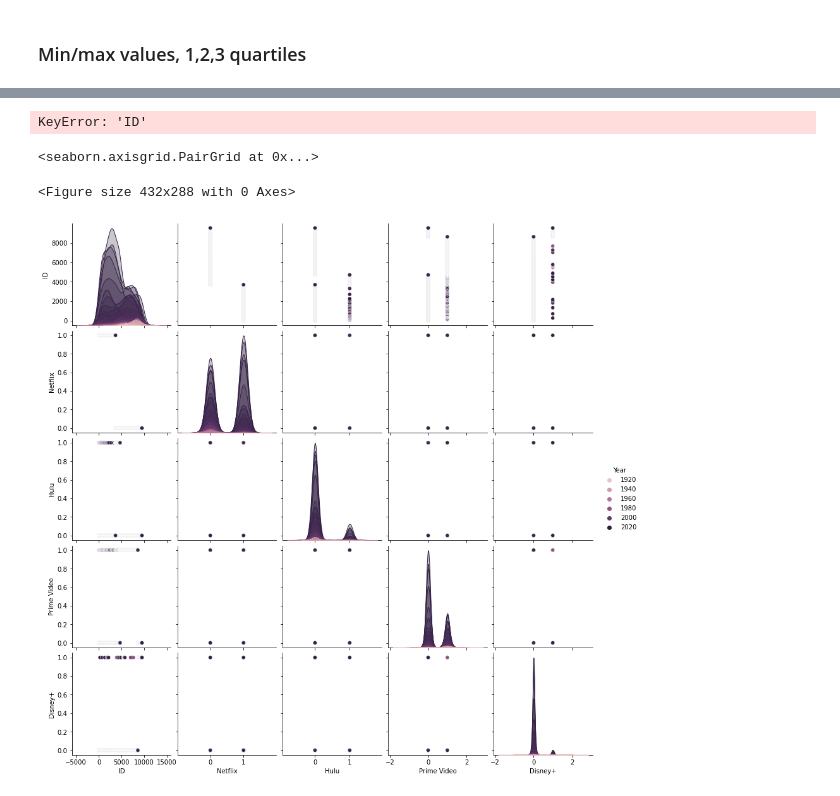
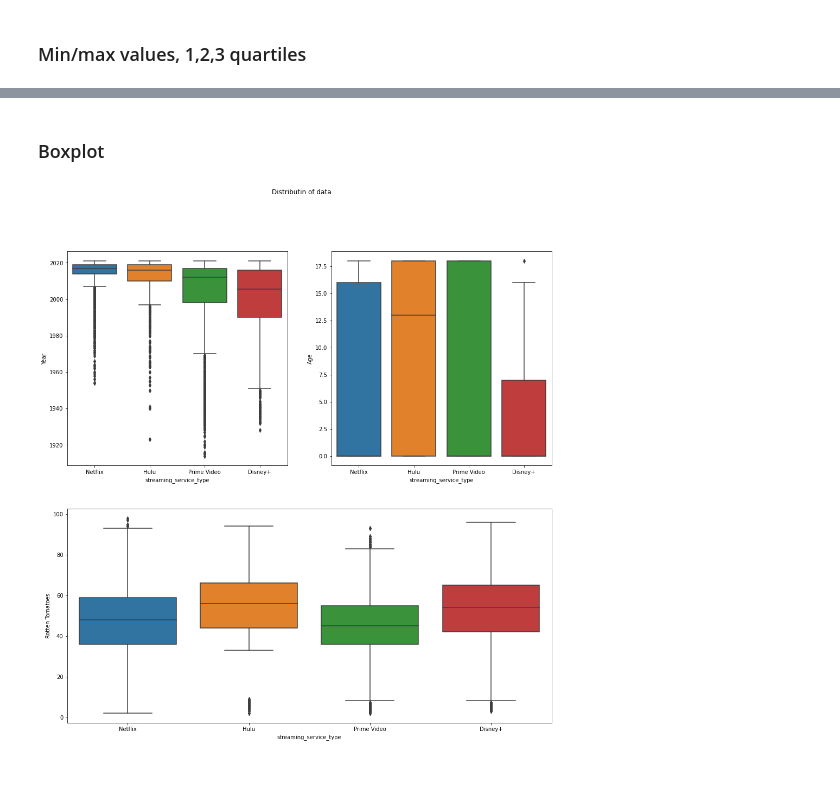
Before and after one commit to PrzemQQ/streaming_services_analyse, a Jupyter notebook: main.ipynb, the cells around one changed output, grey strips where cells are left out. Drawn from its saved outputs; the diff is of its cells as text; code cells hidden in the pictures.

Commit message:
add box plot

```diff
--- a/main.ipynb
+++ b/main.ipynb
@@ -155,17 +149,13 @@ dataset
-# %%
-films_each_year = dataset.groupby("Year").count()["ID"]
-df_films_each_year = pd.DataFrame(films_each_year)
-df_films_each_year.reset_index(inplace=True)
-plt.figure()
-sns.relplot(x="Year", y="ID", data=df_films_each_year, kind="scatter")
-plt.show()
-# %% [output]
-KeyError: 'ID'
-# %%
-
-plt.figure()
-sns.pairplot(dataset, hue="Year")
-# %% [output]
-<seaborn.axisgrid.PairGrid at 0x...>
-<Figure size 432x288 with 0 Axes>
-[figure, removed]
+# %% [markdown]
+### Boxplot
+# %%
+plt.figure(figsize=(16,16)) # create a figure with a size of 10x6 inches
+plt.subplot(2,2,1)
+sns.boxplot(x="streaming_service_type", y="Year", data=dataset_cleaned) # create a boxplot of the Age column by streaming services type
+plt.subplot(2,2,2)
+sns.boxplot(x="streaming_service_type", y="Age", data=dataset_cleaned) # create a boxplot of the Age column by streaming services type
+plt.subplot(2,1,2)
+sns.boxplot(x="streaming_service_type", y="Rotten Tomatoes", data=dataset_cleaned) # create a boxplot of the Rotten Tomatoes column by streaming services type
+plt.show()
+# %% [output]
+[figure, added]
```
Also changed, not shown: parts of 5 cells of this notebook, 1 other file.
